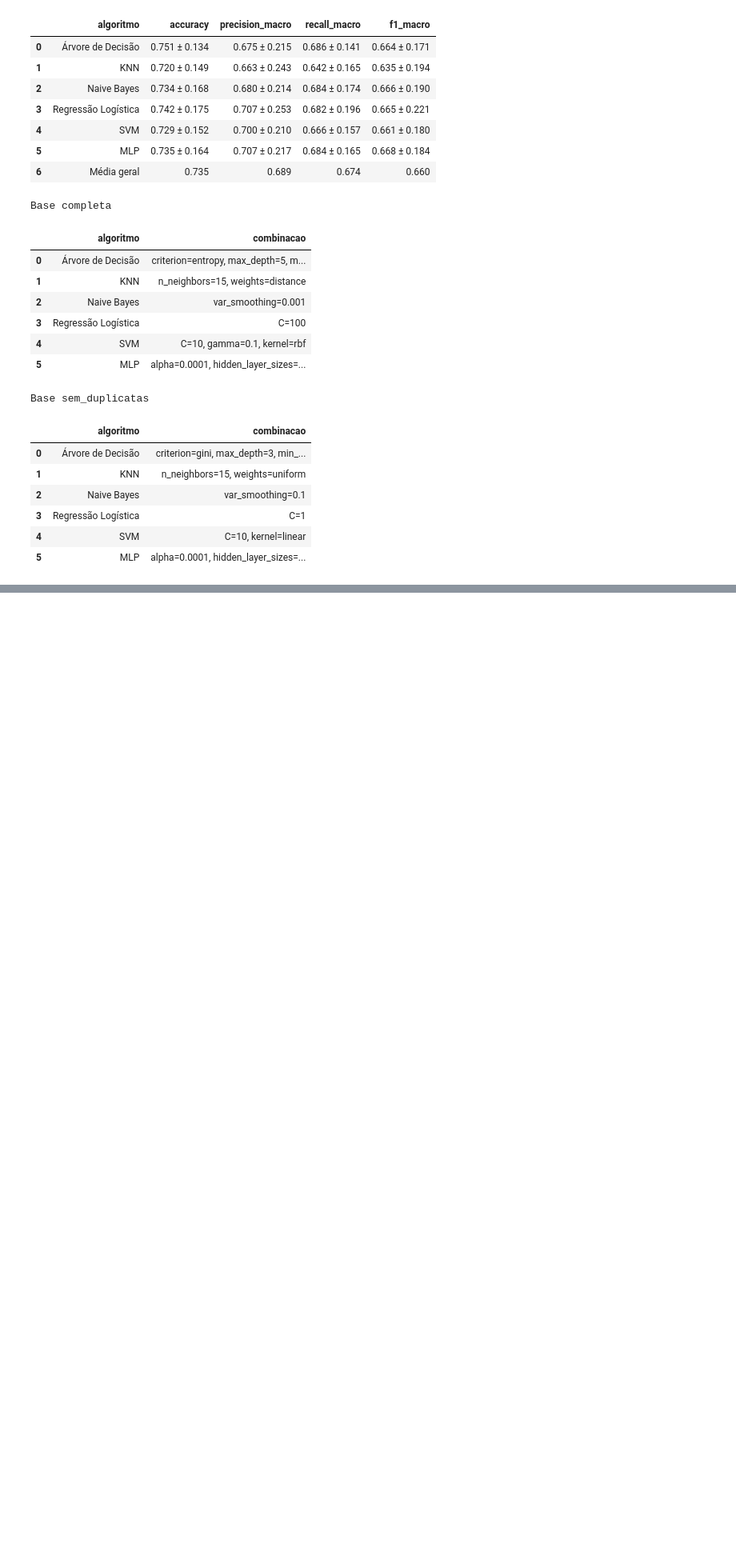
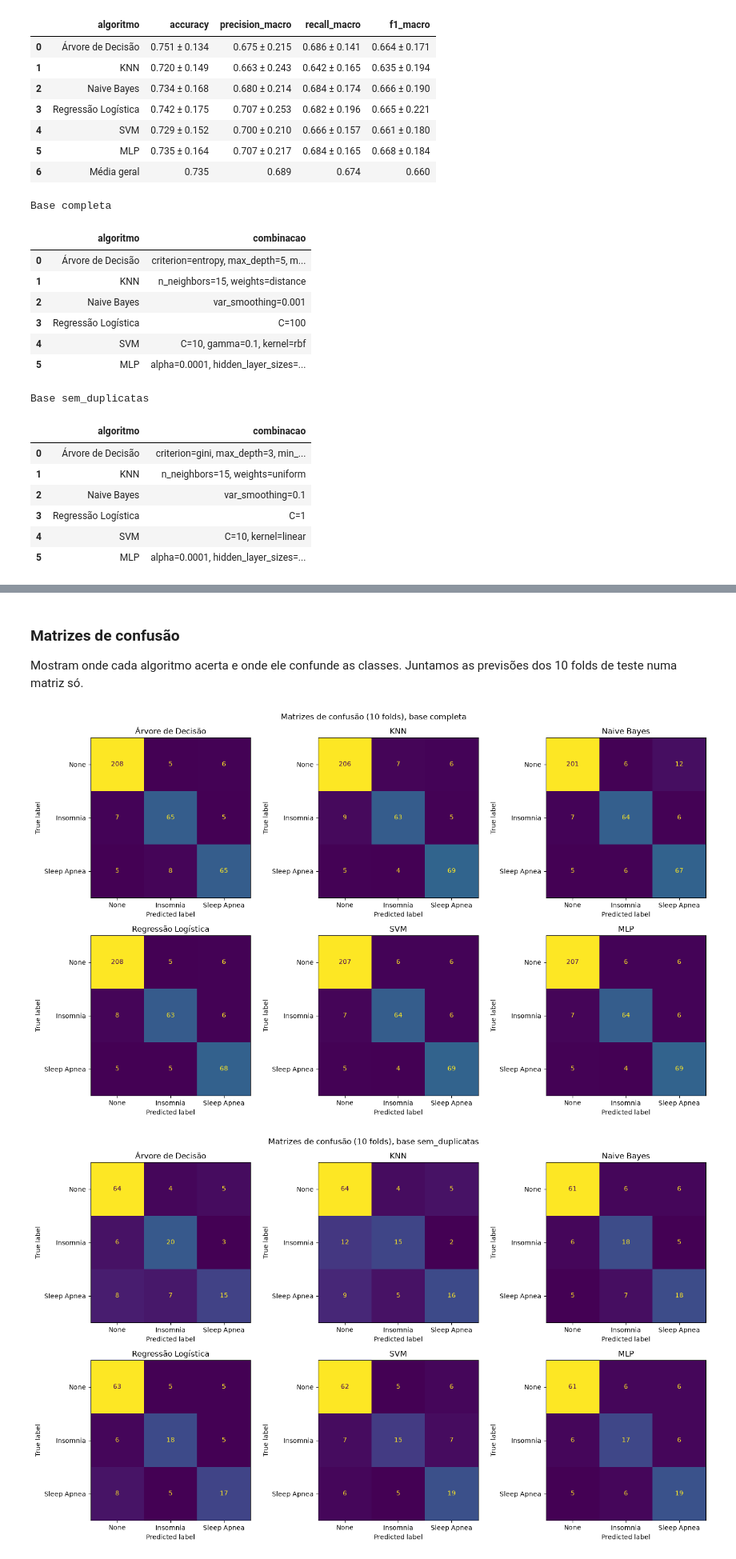
Before and after one commit to FelipeBert/sleep-health, a Jupyter notebook: projeto_experimentos.ipynb, the cells around one changed output, grey strips where cells are left out. Shown at 80% size. Saved outputs shown, nothing was run; the diff lists cells and outputs as text; code cells hidden in the pictures; blank space fills up the shorter version.

```diff
--- a/projeto_experimentos.ipynb
+++ b/projeto_experimentos.ipynb
@@ -482,0 +524,27 @@ Base sem_duplicatas
+# %% [markdown]
+### Matrizes de confusão
+
+Mostram onde cada algoritmo acerta e onde ele confunde as classes. Juntamos as previsões dos 10 folds de teste numa matriz só.
+# %%
+def plotar_confusoes(nome_base):
+    dados = bases[nome_base]
+    X, y = dados.drop(columns=alvo), dados[alvo]
+
+    fig, axes = plt.subplots(2, 3, figsize=(15, 9))   # 6 algoritmos = grade 2 x 3
+    for ax, (nome, modelo) in zip(axes.ravel(), melhores_modelos[nome_base].items()):
+        # cross_val_predict devolve a previsão de cada linha quando ela estava no fold de teste
+        pred = cross_val_predict(modelo, X, y, cv=skf)
+        ConfusionMatrixDisplay.from_predictions(y, pred, display_labels=NOMES_CLASSES, ax=ax, colorbar=False)
+        ax.set_title(nome)
+
+    fig.suptitle(f"Matrizes de confusão (10 folds), base {nome_base}")
+    plt.tight_layout()
+    plt.savefig(f"resultados/confusao_{nome_base}.png", dpi=150)
+    plt.show()
+
+
+plotar_confusoes("completa")
+plotar_confusoes("sem_duplicatas")
+# %% [output]
+[figure, added]
+[figure, added]
```
Also changed, not shown: parts of 2 cells of this notebook, 4 other files.
